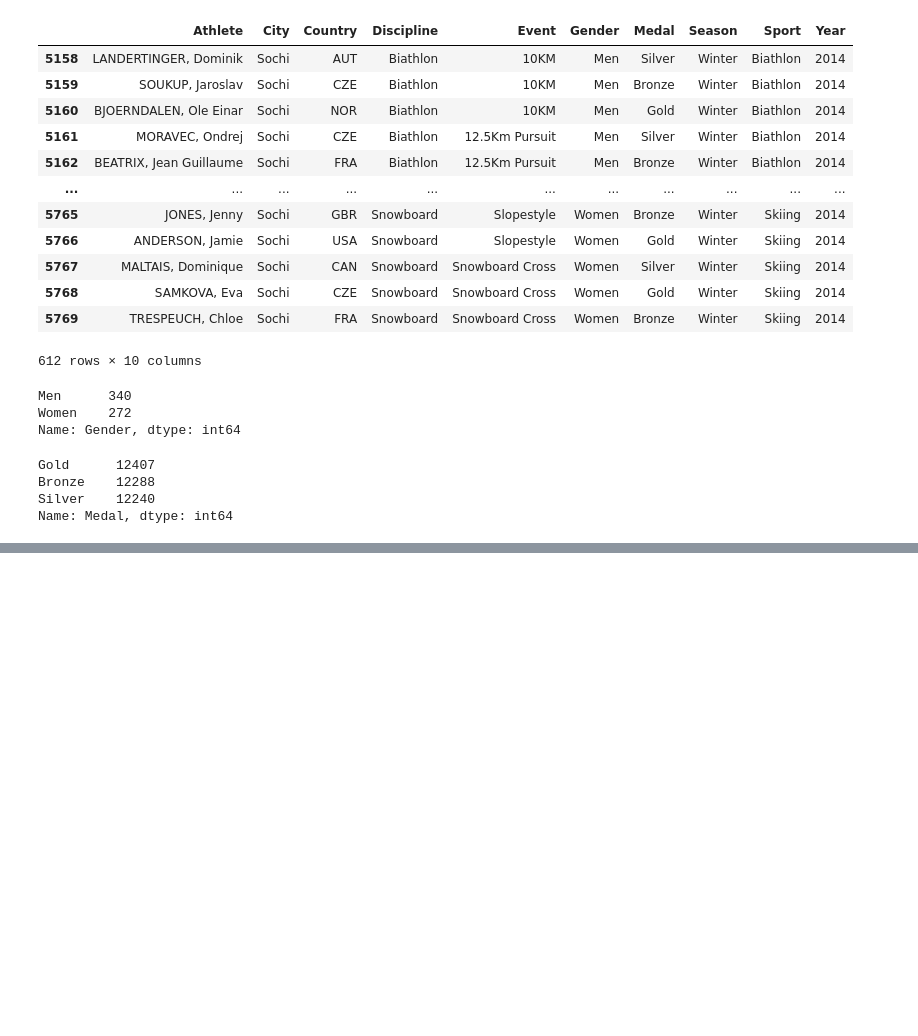
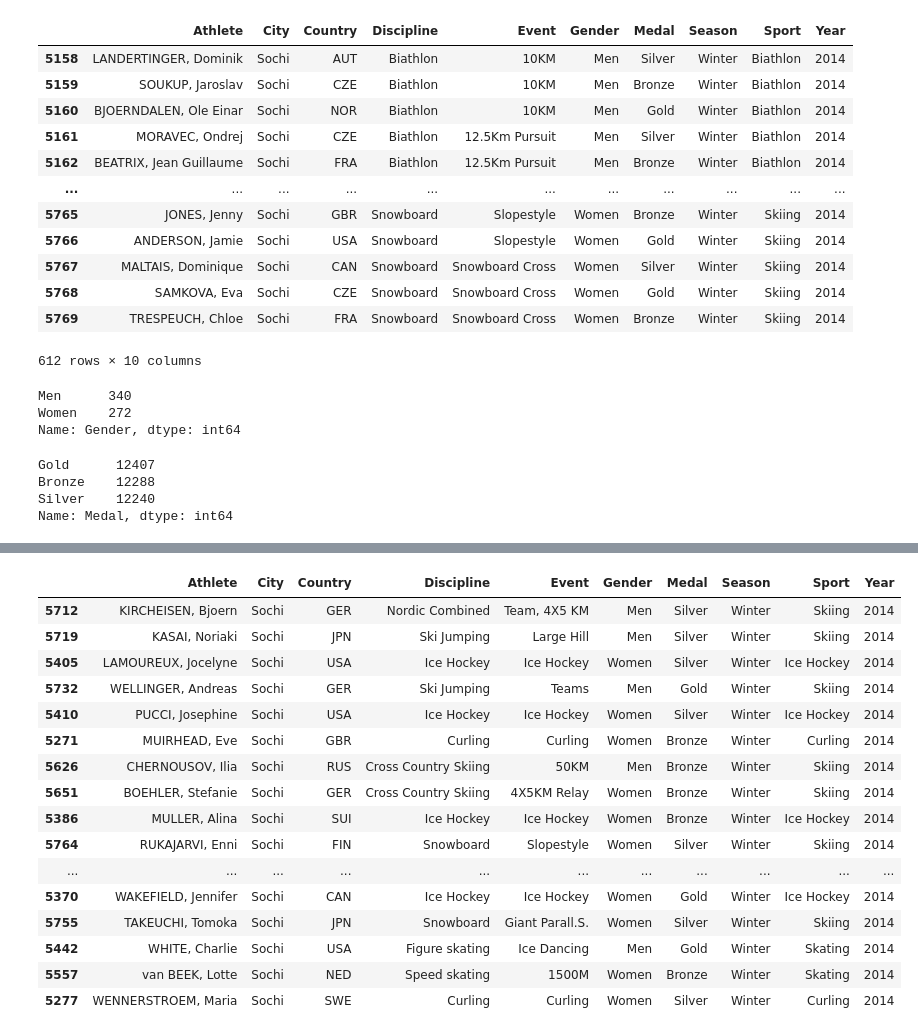
Before and after one commit to candacepedraza61/week7-analysis, a Jupyter notebook: week7-demo.ipynb, the cells around one changed output, grey strips where cells are left out. Drawn from its saved outputs; the diff is of its cells as text; code cells hidden in the pictures; blank space fills up the shorter version.

```diff
--- a/week7-demo.ipynb
+++ b/week7-demo.ipynb
@@ -304,0 +408,5 @@ Name: Medal, dtype: int64
+# %%
+#convert gender, medal and season to category
+#changing the type of python object it is
+
+oly[["Gender","Medal","Season"]] = oly[["Gender","Medal","Season"]].astype("category")
@@ -304,0 +435,24 @@ Name: Medal, dtype: int64
+# %%
+#subsets
+#df[df["column name"] == "value_in_column"]
+
+#Sochi subset
+oly[oly["City"] == "Sochi"].sample(20)
+# %% [output]
+|  | Athlete | City | Country | Discipline | Event | Gender | Medal | Season | Sport | Year |
+| 5712 | KIRCHEISEN, Bjoern | Sochi | GER | Nordic Combined | Team, 4X5 KM | Men | Silver | Winter | Skiing | 2014 |
+| 5719 | KASAI, Noriaki | Sochi | JPN | Ski Jumping | Large Hill | Men | Silver | Winter | Skiing | 2014 |
+| 5405 | LAMOUREUX, Jocelyne | Sochi | USA | Ice Hockey | Ice Hockey | Women | Silver | Winter | Ice Hockey | 2014 |
+| 5732 | WELLINGER, Andreas | Sochi | GER | Ski Jumping | Teams | Men | Gold | Winter | Skiing | 2014 |
+| 5410 | PUCCI, Josephine | Sochi | USA | Ice Hockey | Ice Hockey | Women | Silver | Winter | Ice Hockey | 2014 |
+| 5271 | MUIRHEAD, Eve | Sochi | GBR | Curling | Curling | Women | Bronze | Winter | Curling | 2014 |
+| 5626 | CHERNOUSOV, Ilia | Sochi | RUS | Cross Country Skiing | 50KM | Men | Bronze | Winter | Skiing | 2014 |
+| 5651 | BOEHLER, Stefanie | Sochi | GER | Cross Country Skiing | 4X5KM Relay | Women | Bronze | Winter | Skiing | 2014 |
+| 5386 | MULLER, Alina | Sochi | SUI | Ice Hockey | Ice Hockey | Women | Bronze | Winter | Ice Hockey | 2014 |
+| 5764 | RUKAJARVI, Enni | Sochi | FIN | Snowboard | Slopestyle | Women | Silver | Winter | Skiing | 2014 |
+| ... | ... | ... | ... | ... | ... | ... | ... | ... | ... | ... |
+| 5370 | WAKEFIELD, Jennifer | Sochi | CAN | Ice Hockey | Ice Hockey | Women | Gold | Winter | Ice Hockey | 2014 |
+| 5755 | TAKEUCHI, Tomoka | Sochi | JPN | Snowboard | Giant Parall.S. | Women | Silver | Winter | Skiing | 2014 |
+| 5442 | WHITE, Charlie | Sochi | USA | Figure skating | Ice Dancing | Men | Gold | Winter | Skating | 2014 |
+| 5557 | van BEEK, Lotte | Sochi | NED | Speed skating | 1500M | Women | Bronze | Winter | Skating | 2014 |
+| 5277 | WENNERSTROEM, Maria | Sochi | SWE | Curling | Curling | Women | Silver | Winter | Curling | 2014 |
```
Also changed, not shown: parts of 28 cells of this notebook.
